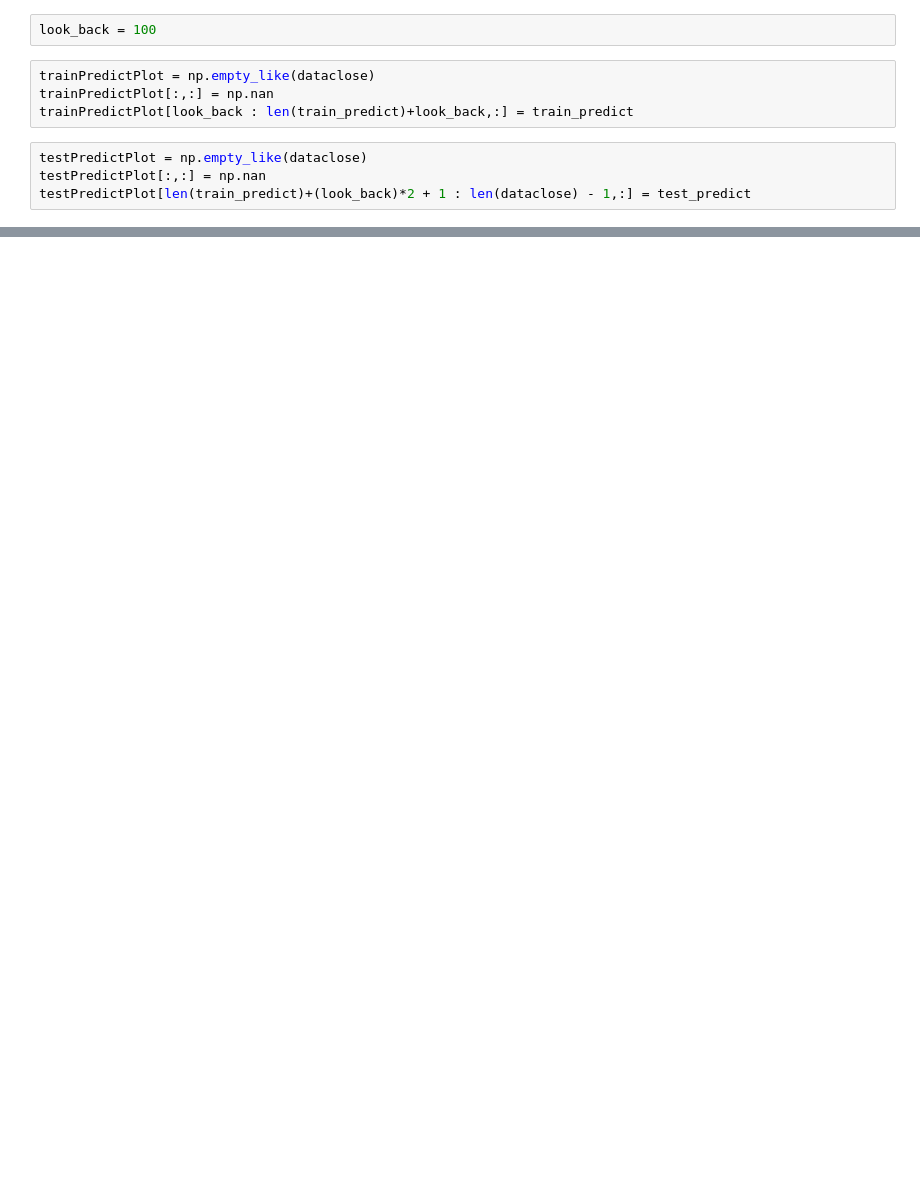
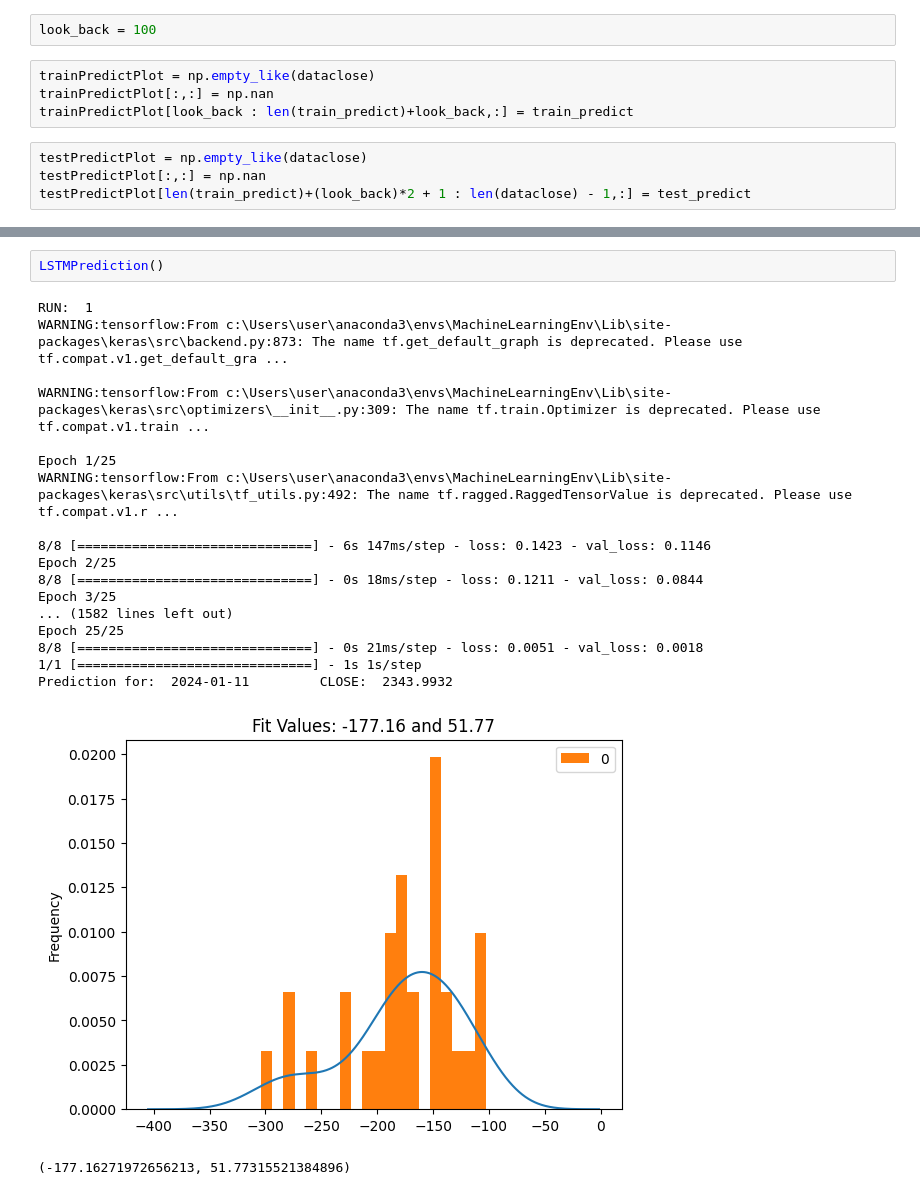
Before and after one commit to DarkDragoon2002/Fintech-Hacka, a Jupyter notebook: AIML_Models/LSTM.ipynb, the cells around one changed output, grey strips where cells are left out. Saved outputs shown, nothing was run; the diff lists cells and outputs as text; blank space fills up the shorter version.

```diff
--- a/AIML_Models/LSTM.ipynb
+++ b/AIML_Models/LSTM.ipynb
@@ -191,0 +202,22 @@ TypeError: unsupported operand type(s) for -: 'list' and 'int'
+# %%
+LSTMPrediction()
+# %% [output]
+RUN:  1
+WARNING:tensorflow:From c:\Users\user\anaconda3\envs\MachineLearningEnv\Lib\site-packages\keras\src\backend.py:873: The name tf.get_default_graph is deprecated. Please use tf.compat.v1.get_default_gra ...
+
+WARNING:tensorflow:From c:\Users\user\anaconda3\envs\MachineLearningEnv\Lib\site-packages\keras\src\optimizers\__init__.py:309: The name tf.train.Optimizer is deprecated. Please use tf.compat.v1.train ...
+
+Epoch 1/25
+WARNING:tensorflow:From c:\Users\user\anaconda3\envs\MachineLearningEnv\Lib\site-packages\keras\src\utils\tf_utils.py:492: The name tf.ragged.RaggedTensorValue is deprecated. Please use tf.compat.v1.r ...
+
+8/8 [==============================] - 6s 147ms/step - loss: 0.1423 - val_loss: 0.1146
+Epoch 2/25
+8/8 [==============================] - 0s 18ms/step - loss: 0.1211 - val_loss: 0.0844
+Epoch 3/25
+... (1582 lines left out)
+Epoch 25/25
+8/8 [==============================] - 0s 21ms/step - loss: 0.0051 - val_loss: 0.0018
+1/1 [==============================] - 1s 1s/step
+Prediction for:  2024-01-11         CLOSE:  2343.9932
+[figure, added]
+(-177.16271972656213, 51.77315521384896)
```
Also changed, not shown: parts of 14 cells of this notebook, 1 other file.
